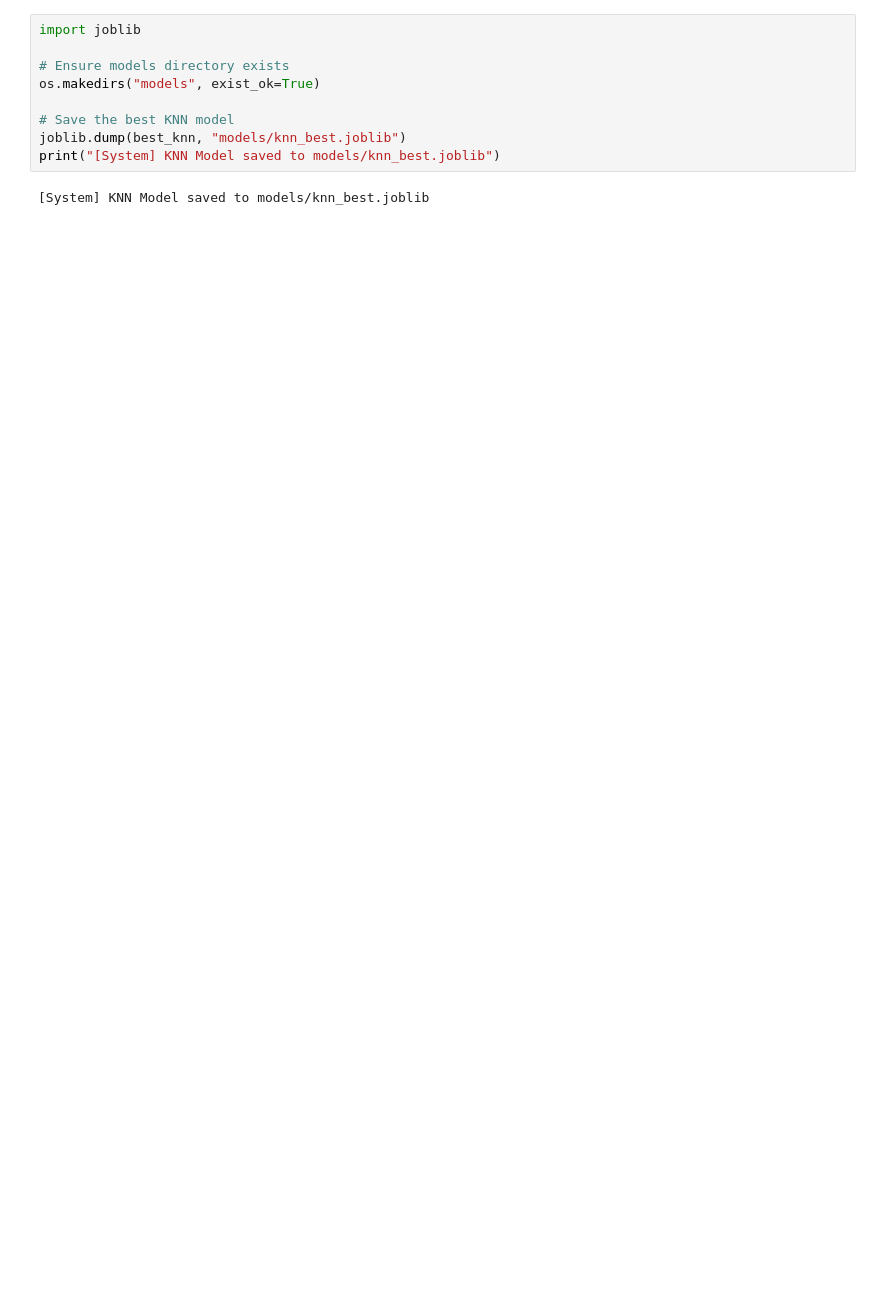
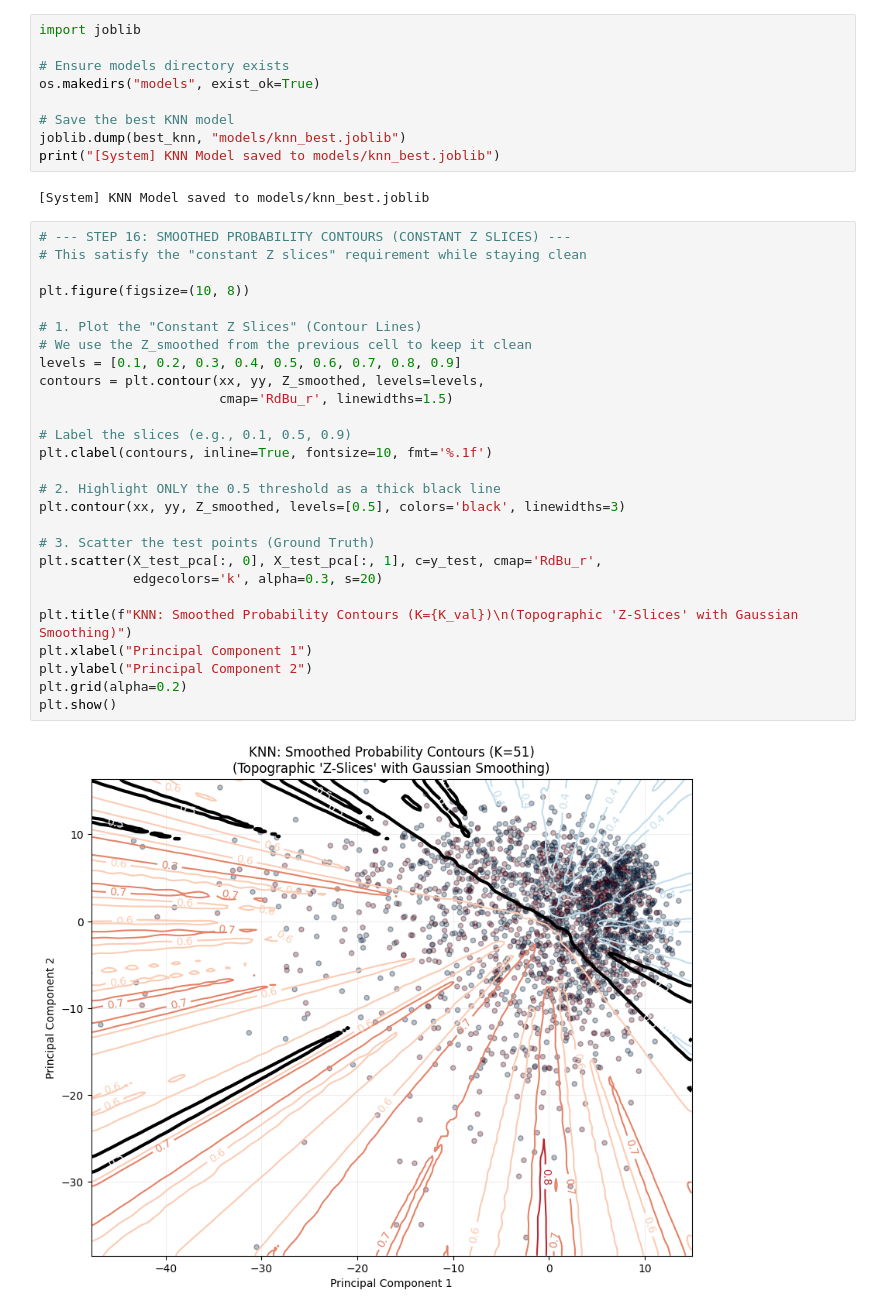
Before and after one commit to Photon-139/Stuttering-Detection-Term-Project, a Jupyter notebook: KNN_Distance_Analysis.ipynb, the cells around one changed output. Saved outputs shown, nothing was run; the diff lists cells and outputs as text; blank space fills up the shorter version.

```diff
--- a/KNN_Distance_Analysis.ipynb
+++ b/KNN_Distance_Analysis.ipynb
@@ -247,3 +268,32 @@ joblib.dump(best_knn, "models/knn_best.joblib")
 print("[System] KNN Model saved to models/knn_best.joblib")
 # %% [output]
 [System] KNN Model saved to models/knn_best.joblib
+# %%
+# --- STEP 16: SMOOTHED PROBABILITY CONTOURS (CONSTANT Z SLICES) ---
+# This satisfy the "constant Z slices" requirement while staying clean
+
+plt.figure(figsize=(10, 8))
+
+# 1. Plot the "Constant Z Slices" (Contour Lines)
+# We use the Z_smoothed from the previous cell to keep it clean
+levels = [0.1, 0.2, 0.3, 0.4, 0.5, 0.6, 0.7, 0.8, 0.9]
+contours = plt.contour(xx, yy, Z_smoothed, levels=levels,
+                       cmap='RdBu_r', linewidths=1.5)
+
+# Label the slices (e.g., 0.1, 0.5, 0.9)
+plt.clabel(contours, inline=True, fontsize=10, fmt='%.1f')
+
+# 2. Highlight ONLY the 0.5 threshold as a thick black line
+plt.contour(xx, yy, Z_smoothed, levels=[0.5], colors='black', linewidths=3)
+
+# 3. Scatter the test points (Ground Truth)
+plt.scatter(X_test_pca[:, 0], X_test_pca[:, 1], c=y_test, cmap='RdBu_r',
+            edgecolors='k', alpha=0.3, s=20)
+
+plt.title(f"KNN: Smoothed Probability Contours (K={K_val})\n(Topographic 'Z-Slices' with Gaussian Smoothing)")
+plt.xlabel("Principal Component 1")
+plt.ylabel("Principal Component 2")
+plt.grid(alpha=0.2)
+plt.show()
+# %% [output]
+[figure, added]
```
Also changed, not shown: parts of 3 cells of this notebook, 10 other files.
